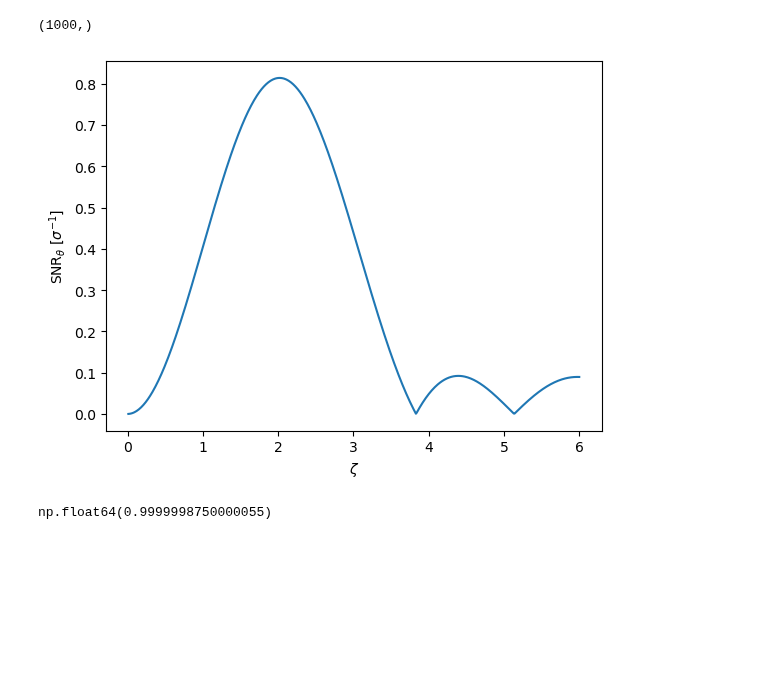
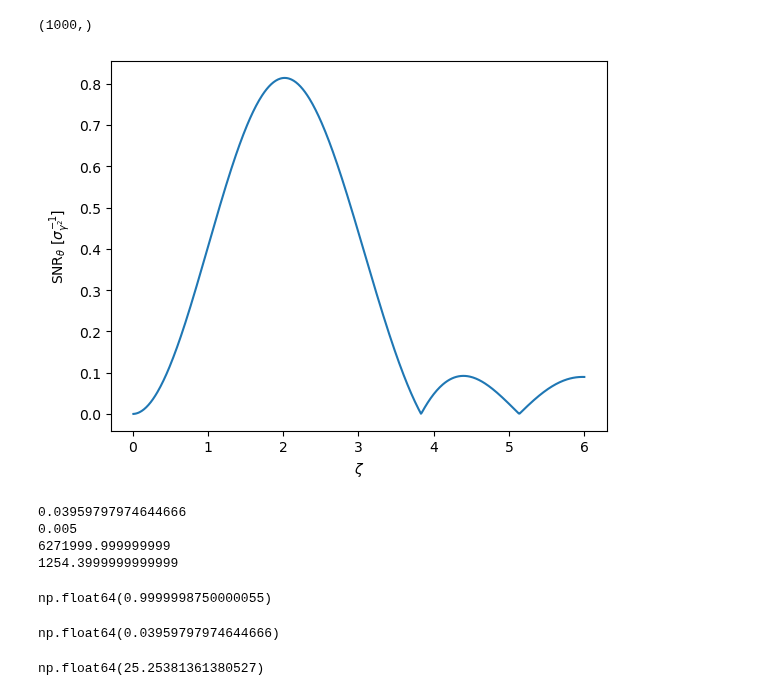
Before and after one commit to AlexGKim/II, a Jupyter notebook: Untitled.ipynb, the cells around one changed output. Saved outputs shown, nothing was run; the diff lists cells and outputs as text; code cells hidden in the pictures; blank space fills up the shorter version.

```diff
--- a/Untitled.ipynb
+++ b/Untitled.ipynb
@@ -82,19 +82,26 @@ plt.savefig('impact.pdf')
 # %% [output]
 [figure]
 # %%
+radius = 0.82e15
+rbin = axis0[1]-axis0[0]
+
 for index in [maxorder[0],idx3700,maxorder[-1],idx6355,idx8750]:
     nlam = axis0[:].shape[0]
     flux = numpy.zeros(10*nlam)
     flux[0:nlam]= ren[maxorder[index],:]
     gamma = fft(flux)
     gamma2 = numpy.abs(gamma)**2
-    plt.plot(numpy.arange(50)/4.5,gamma2[0:50],label=r"$\lambda={:.2f}\AA$".format(lambdas[index]))
+    # plt.plot(numpy.arange(50)/4.5,gamma2[0:50],label=r"$\lambda={:.2f}\AA$".format(lambdas[index]))
 
+rmax = len(flux)*rbin
+radfrac =(radius/rmax)
+print (radfrac)
+wef
 # plt.plot(numpy.arange(100)-50,fftshift(gamma2)[10*nlam//2-50: 10*nlam//2+50],label=r"$\lambda={:.2f}\AA$".format(lambdas[index]))
-# zeta = numpy.arange(10*nlam)*deltad/radius
-# plt.plot(zeta,(2*jv(1,zeta)/zeta)**2,label='Airy',ls='dotted')
+zeta = numpy.arange(100)*.1
+plt.plot(zeta,(2*jv(1,zeta)/zeta)**2,label='Airy',ls='dotted')
 plt.ylabel(r"$|\gamma|^2$")
-plt.xlabel(r"$\zeta$")
+plt.xlabel(r"$d/\lambda$")
 plt.legend()
-plt.savefig('gamma2.pdf')
+# plt.savefig('gamma2.pdf')
 # %% [output]
@@ -112,15 +120,38 @@ axis0[:].shape
 # %%
 def snr():
     zeta = numpy.linspace(0.01,6,600)
     plt.plot(zeta,2*numpy.abs((2*jv(1,zeta)/zeta)*(jv(0,zeta)-jv(2,zeta)-2*jv(1,zeta)/zeta)))
     plt.xlabel(r"$\zeta$")
-    plt.ylabel(r"$\text{SNR}_\theta$ [$\sigma^{-1}$]")
+    plt.ylabel(r"$\text{SNR}_\theta$ [$\sigma^{-1}_{\gamma^2}$]")
     plt.savefig("snr.pdf")
     plt.show()
 snr()
 # %% [output]
-[figure, old version]
+[figure, new version]
+# %%
+import numpy
+t=1e5
+snr5000 = 1/5.6e-4
+sigma5000 = 5.6e-4
+sigma = sigma5000*numpy.sqrt(5000)
+print(sigma)
+print(1/200)
+print(t*(sigma*200)**2)
+print(t*(sigma5000*200)**2)
+# %% [output]
+0.03959797974644666
+0.005
+6271999.999999999
+1254.3999999999999
 # %%
 2*jv(1,0.001)/0.001
 # %% [output]
 np.float64(0.9999998750000055)
+# %%
+5.6e-4*numpy.sqrt(5000)
+# %% [output]
+np.float64(0.03959797974644666)
+# %%
+1/(5.6e-4*numpy.sqrt(5000))
+# %% [output]
+np.float64(25.25381361380527)
```
Also changed, not shown: parts of 5 cells of this notebook.
